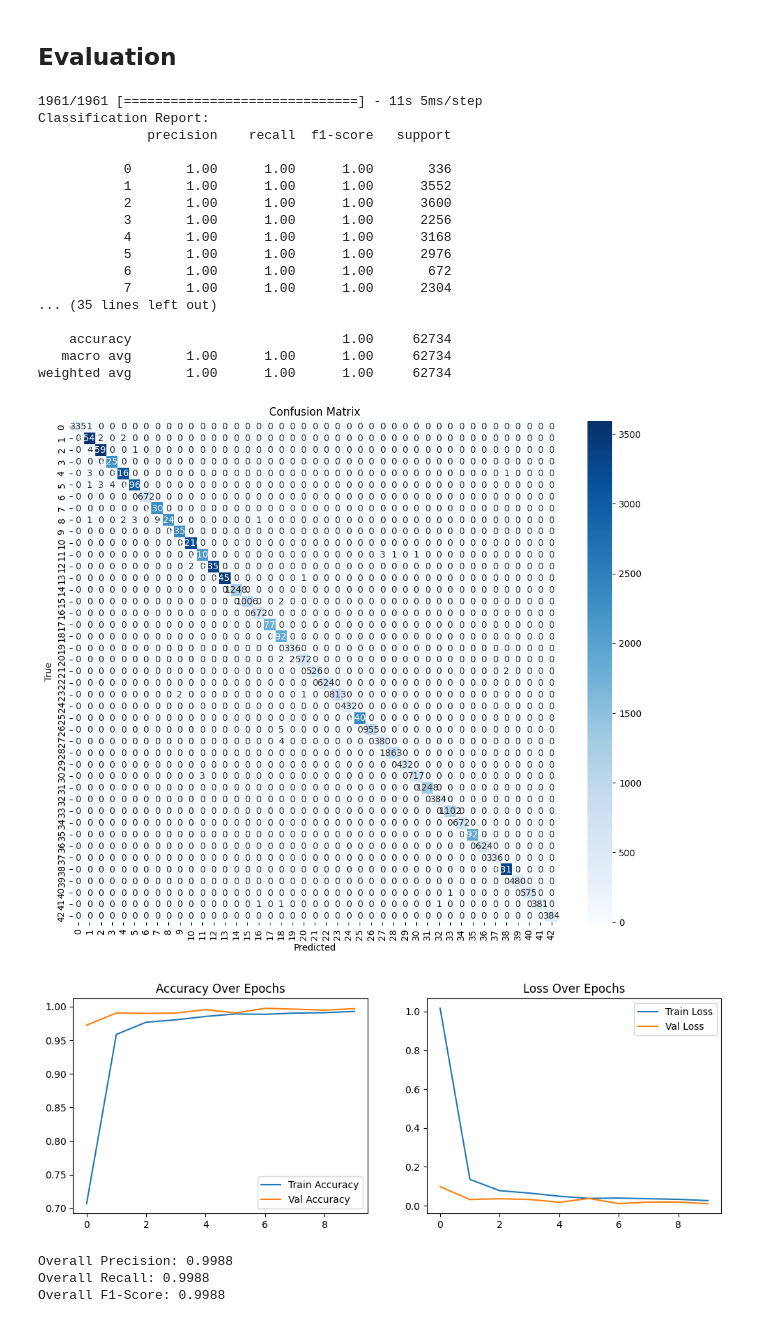
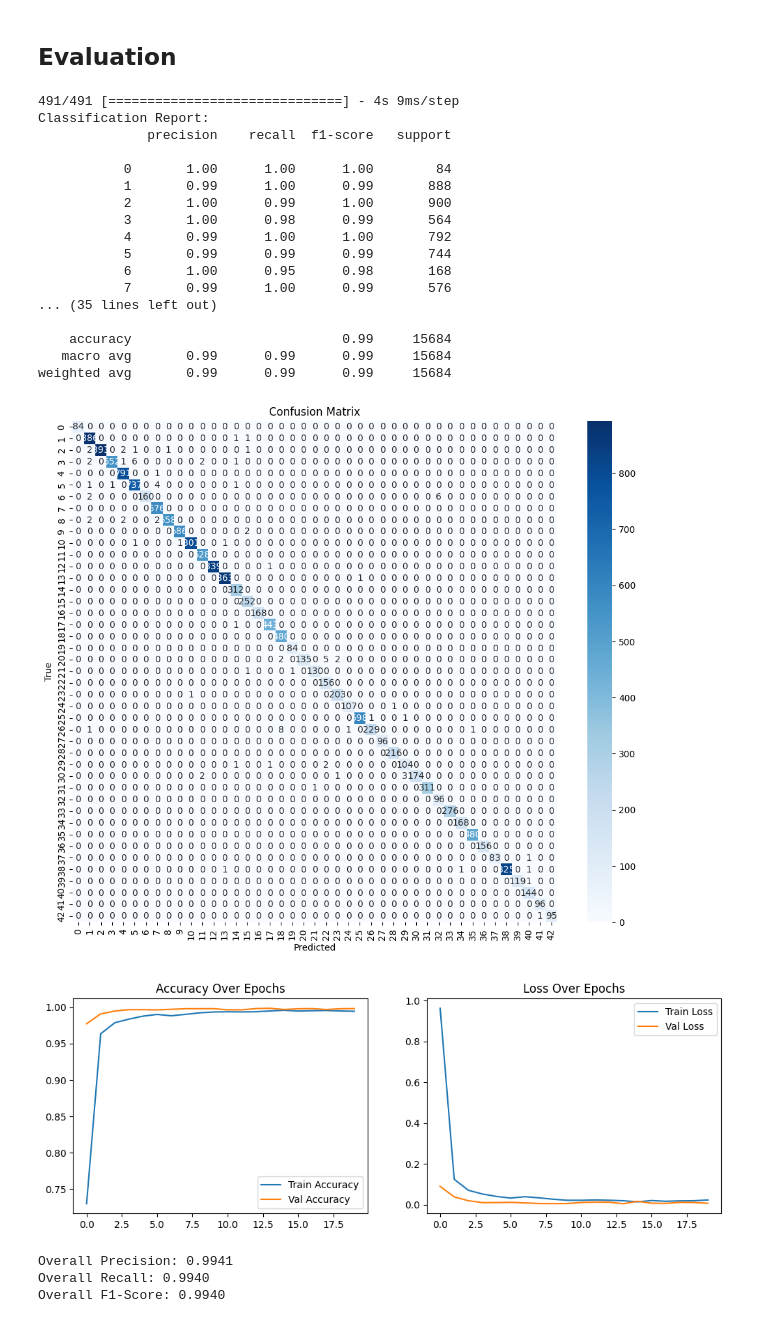
Before and after one commit to HughP01/MScAI_MLProj, a Jupyter notebook: TF2.10_DNN.ipynb, the cells around one changed output. Saved outputs shown, nothing was run; the diff lists cells and outputs as text; code cells hidden in the pictures.

```diff
--- a/TF2.10_DNN.ipynb
+++ b/TF2.10_DNN.ipynb
@@ -222,7 +222,7 @@ def create_branch(input_shape=(48, 48, 3)):
     return inputs, x
 
 #Create n many branches
-num_branches = 3
+num_branches = 5
 branch_inputs = []
 branch_outputs = []
 for _ in range(num_branches):
@@ -243,6 +243,13 @@ outputs = layers.Dense(43, activation='softmax')(x)
 #Create model
 model = models.Model(inputs=branch_inputs, outputs=outputs)
 
+#Early stop
+early_stopping = callbacks.EarlyStopping(
+        monitor='accuracy',
+        patience=5,
+        restore_best_weights=True,
+        verbose=1
+)
 #compile the model
 model.compile(optimizer='adam',
               loss='categorical_crossentropy',
@@ -251,11 +258,14 @@ model.compile(optimizer='adam',
 #input data - duplicate for each branch
 X_train_multi = [X_train] * num_branches
 
+
 #Train
 history = model.fit(X_train_multi, y_train_onehot,
-                    epochs=10,
-                    batch_size=32,
-                    validation_split=0.2)
+                    epochs=50,
+                    batch_size=64,
+                    callbacks=[early_stopping],
+                    validation_split=0.2,
+                    verbose=1)
 
 #View model architecture
 model.summary()
@@ -286,12 +296,13 @@ import seaborn as sns
 import matplotlib.pyplot as plt
 
 #Generate predictions
-X_train_multi = [X_train] * num_branches  #Creates list of n identical arrays, 1 input but suitable for n many columns
-
+X_test_multi = [X_test] * num_branches  #Creates list of n identical arrays, 1 input but suitable for n many columns
+y_test_int = np.array(y_test).astype(int)
+y_test_onehot = to_categorical(y_test_int, num_classes=43)
 #Now evaluate
-y_pred = model.predict(X_train_multi)
+y_pred = model.predict(X_test_multi)
 y_pred_classes = np.argmax(y_pred, axis=1)
-y_true = np.argmax(y_train_onehot, axis=1)
+y_true = np.argmax(y_test_onehot, axis=1)
 
 #Classification report
 print("Classification Report:")
@@ -305,47 +316,47 @@ plt.title("Confusion Matrix")
 plt.xlabel("Predicted")
 plt.ylabel("True")
 plt.show()
 
 #Accuracy and loss plots
 plt.figure(figsize=(12,4))
 plt.subplot(1,2,1)
 plt.plot(history.history['accuracy'], label='Train Accuracy')
 plt.plot(history.history['val_accuracy'], label='Val Accuracy')
 plt.title("Accuracy Over Epochs")
 plt.legend()
 
 plt.subplot(1,2,2)
 plt.plot(history.history['loss'], label='Train Loss')
 plt.plot(history.history['val_loss'], label='Val Loss')
 plt.title("Loss Over Epochs")
 plt.legend()
 plt.show()
 
 #Additional metrics
 from sklearn.metrics import precision_score, recall_score, f1_score
 print(f"Overall Precision: {precision_score(y_true, y_pred_classes, average='weighted'):.4f}")
 print(f"Overall Recall: {recall_score(y_true, y_pred_classes, average='weighted'):.4f}")
 print(f"Overall F1-Score: {f1_score(y_true, y_pred_classes, average='weighted'):.4f}")
 # %% [output]
-1961/1961 [==============================] - 11s 5ms/step
+491/491 [==============================] - 4s 9ms/step
 Classification Report:
               precision    recall  f1-score   support
 
-           0       1.00      1.00      1.00       336
-           1       1.00      1.00      1.00      3552
-           2       1.00      1.00      1.00      3600
-           3       1.00      1.00      1.00      2256
-           4       1.00      1.00      1.00      3168
-           5       1.00      1.00      1.00      2976
-           6       1.00      1.00      1.00       672
-           7       1.00      1.00      1.00      2304
+           0       1.00      1.00      1.00        84
+           1       0.99      1.00      0.99       888
+           2       1.00      0.99      1.00       900
+           3       1.00      0.98      0.99       564
+           4       0.99      1.00      1.00       792
+           5       0.99      0.99      0.99       744
+           6       1.00      0.95      0.98       168
+           7       0.99      1.00      0.99       576
 ... (35 lines left out)
 
-    accuracy                           1.00     62734
-   macro avg       1.00      1.00      1.00     62734
-weighted avg       1.00      1.00      1.00     62734
+    accuracy                           0.99     15684
+   macro avg       0.99      0.99      0.99     15684
+weighted avg       0.99      0.99      0.99     15684
-[figure, old version]
+[figure, new version]
-[figure, old version]
+[figure, new version]
-Overall Precision: 0.9988
-Overall Recall: 0.9988
-Overall F1-Score: 0.9988
+Overall Precision: 0.9941
+Overall Recall: 0.9940
+Overall F1-Score: 0.9940
```
Also changed, not shown: parts of 8 cells of this notebook, 1 other file.
